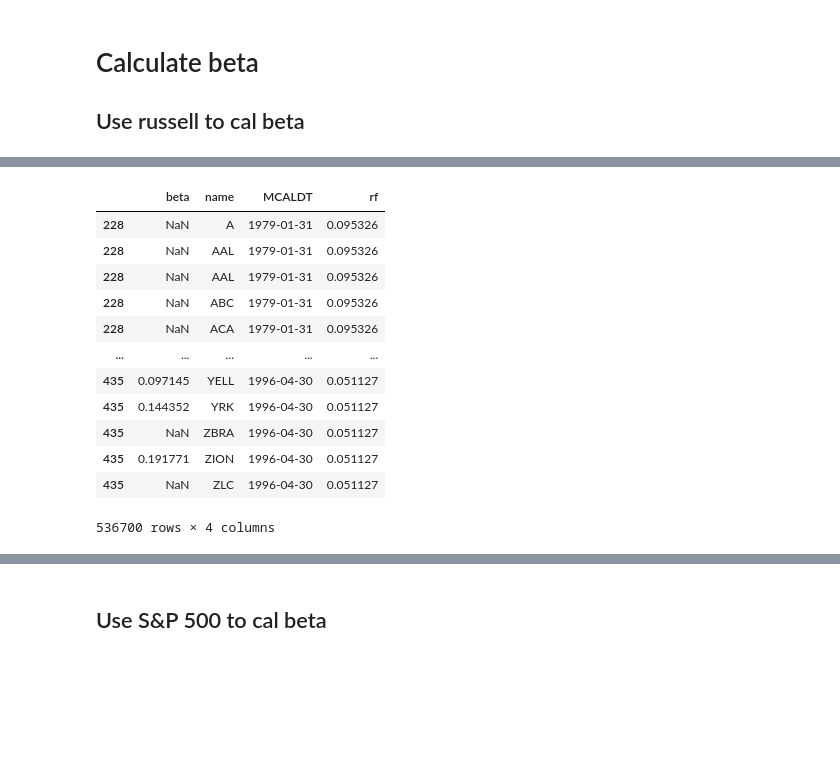
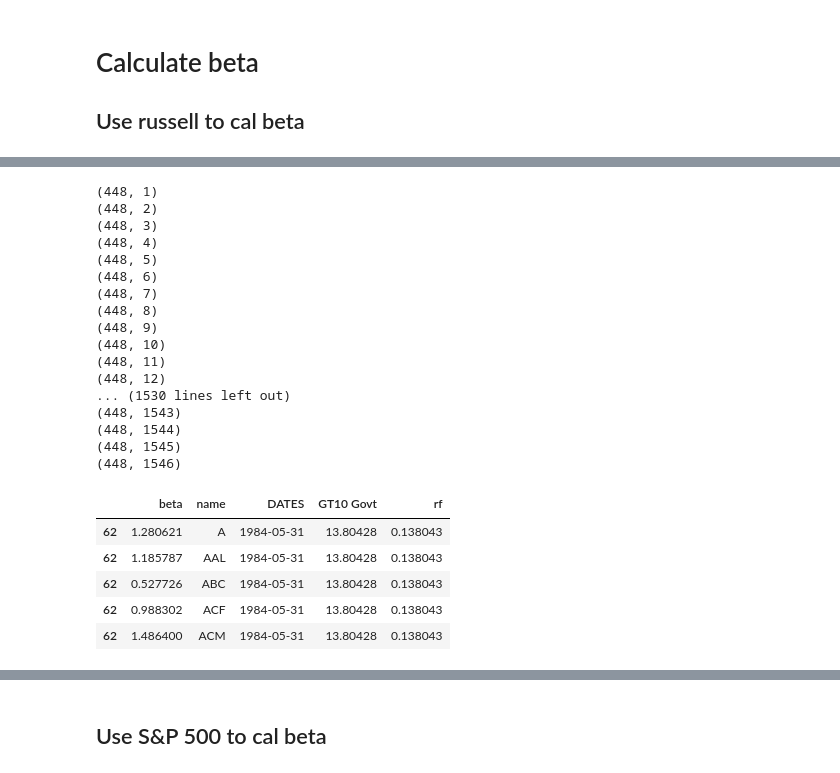
Before and after one commit to Zixin730/heartland_project, a Jupyter notebook: analyze/2_cal_coe.ipynb, the cells around one changed output, grey strips where cells are left out. Drawn from its saved outputs; the diff is of its cells as text; code cells hidden in the pictures; blank space fills up the shorter version.

```diff
--- a/analyze/2_cal_coe.ipynb
+++ b/analyze/2_cal_coe.ipynb
@@ -108,9 +124,9 @@ rf["rf"] = rf["TMBIDYTM"]/100
 ### russell index
 # %%
 # market excess return
-mkt_all = RMID.merge(rf, left_index=True, right_on="MCALDT")
+mkt_all = R3000.merge(rf, left_on="DATES", right_on="DATES")
 mkt_all["mkt_excess"] = mkt_all["ann_ret"] - mkt_all["rf"]
-mkt = mkt_all[["MCALDT", "mkt_excess"]]
-mkt.index = mkt.MCALDT
+mkt = mkt_all[["DATES", "mkt_excess"]]
+mkt.index = mkt.DATES
 mkt
 # %% [output]
@@ -157,5 +190,5 @@ mkt1
 # %%
-close_all = close_price.merge(rf, left_index=True, right_on="MCALDT")
+close_all = close_price.merge(rf, left_index=True, right_on="DATES")
 close_all["excess_ret"] = close_all["ann_ret_s"] - close_all["rf"]
 stk_excess_ret = close_all[["Ticker", "Monthly Price Date", "excess_ret"]]
 stk_excess_ret.index = stk_excess_ret["Monthly Price Date"]
@@ -172,7 +205,10 @@ stk_excess_ret.head()
 # Calculate beta
 ## Use russell to cal beta
 # %%
-close_price_u = stk_excess_ret[["Ticker", "excess_ret"]].copy()
+close_price_u = stk_excess_ret[[
+    "Ticker", "excess_ret", "Monthly Price Date"]].copy()
+close_price_u = close_price_u.drop_duplicates(
+    subset=["Monthly Price Date", "Ticker"], keep="first")
 cp_grouped = close_price_u.groupby("Ticker")
 # %%
 x = mkt["mkt_excess"]
@@ -209,0 +246,2 @@ ECoC
+# %%
+ECoC = ECoC.dropna()
@@ -209,0 +264,28 @@ ECoC
+# %%
+grouped = ECoC.groupby("name")
+date_ls = ECoC.index.drop_duplicates().sort_values()
+beta_panel = pd.DataFrame(index=date_ls)
+for name, group in grouped:
+    group = group[["beta"]]
+    group.columns = [name]
+    beta_panel = beta_panel.merge(
+        group, left_index=True, right_index=True, how="left")
+    print(beta_panel.shape)
+# %% [output]
+(448, 1)
+(448, 2)
+(448, 3)
+(448, 4)
+(448, 5)
+(448, 6)
+(448, 7)
+(448, 8)
+(448, 9)
+(448, 10)
+(448, 11)
+(448, 12)
+... (1530 lines left out)
+(448, 1543)
+(448, 1544)
+(448, 1545)
+(448, 1546)
@@ -210,20 +295,13 @@ ECoC
 # %%
-ECoC = ECoC.merge(rf, left_index=True, right_on="MCALDT")
+ECoC = ECoC.merge(rf, left_index=True, right_on="DATES")
 ECoC.head()
 # %% [output]
-|  | beta | name | MCALDT | rf |
-| 228 | NaN | A | 1979-01-31 | 0.095326 |
-| 228 | NaN | AAL | 1979-01-31 | 0.095326 |
-| 228 | NaN | AAL | 1979-01-31 | 0.095326 |
-| 228 | NaN | ABC | 1979-01-31 | 0.095326 |
-| 228 | NaN | ACA | 1979-01-31 | 0.095326 |
-| ... | ... | ... | ... | ... |
-| 435 | 0.097145 | YELL | 1996-04-30 | 0.051127 |
-| 435 | 0.144352 | YRK | 1996-04-30 | 0.051127 |
-| 435 | NaN | ZBRA | 1996-04-30 | 0.051127 |
-| 435 | 0.191771 | ZION | 1996-04-30 | 0.051127 |
-| 435 | NaN | ZLC | 1996-04-30 | 0.051127 |
+|  | beta | name | DATES | GT10 Govt | rf |
+| 62 | 1.280621 | A | 1984-05-31 | 13.80428 | 0.138043 |
+| 62 | 1.185787 | AAL | 1984-05-31 | 13.80428 | 0.138043 |
+| 62 | 0.527726 | ABC | 1984-05-31 | 13.80428 | 0.138043 |
+| 62 | 0.988302 | ACF | 1984-05-31 | 13.80428 | 0.138043 |
+| 62 | 1.486400 | ACM | 1984-05-31 | 13.80428 | 0.138043 |
-536700 rows × 4 columns
 # %%
 ECoC["coe"] = ECoC["beta"] * 0.06 + ECoC["rf"]
 # %%
```
Also changed, not shown: parts of 33 cells of this notebook, 2 other files.
